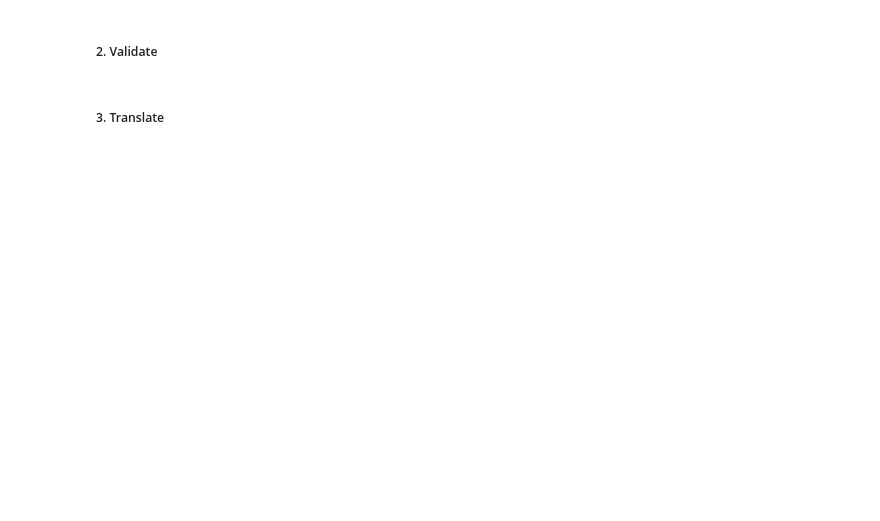
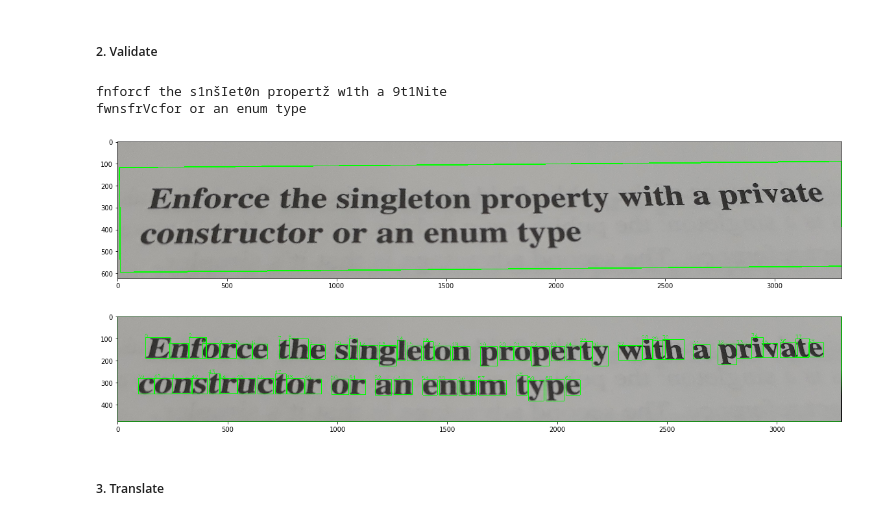
Before and after one commit to vulevule/ocr-translate, a Jupyter notebook: Project.ipynb, the cells around one changed output. Cells and saved outputs as stored; diff of their text form; code cells hidden in the pictures; blank space fills up the shorter version.

```diff
--- a/Project.ipynb
+++ b/Project.ipynb
@@ -50,6 +48,7 @@ def invert(image):
     return 255-image
 
 def display_image(image, color=False, aspect='equal'):
+    plt.figure()
     if color:
         plt.imshow(image, aspect=aspect)
     else:
@@ -92,10 +91,10 @@ def preprocess(img, blur="none", thr="otsu", remove_noise=True):
 #     if invert_image:
 #         img = invert(img)
 
+    img = invert(img)
+
     if remove_noise == True:
-        img = dilate(erode(img))
-
-    img = invert(img)
+        img = erode(dilate(dilate(erode(img))))
 
     return img
 
@@ -244,9 +243,10 @@ def crop_and_warp(original, img):
     box = np.int0(box)
     cv2.drawContours(original,[box],-1,(0,255,0),3)
     rect = order_points(box)
-    cropped = warp_perspective(preprocessed, rect)
+    cropped_bin = warp_perspective(preprocessed, rect)
+    cropped_orig = warp_perspective(original.copy(), rect)
 
-    return cropped
+    return cropped_bin, cropped_orig
 
 def handle_kukice(image_bin, regions_array, sort="smart"):
     regions_temp = []
@@ -513,18 +513,19 @@ def do_magic(ann, file_name, display=True, thr="otsu", blur="none", remove_noise
     image_color = load_image(file_name)
     img = preprocess(image_color.copy(), blur, thr, remove_noise)
 
-    cropped = crop_and_warp(image_color, img)
+    cropped, cropped_color = crop_and_warp(image_color, img)
 
-    selected, letters, contours, distances = select_roi_with_distances(image_color.copy(), cropped)
+    selected, letters, contours, distances = select_roi_with_distances(cropped_color, cropped)
 
     if(len(letters) == 0):
         #img = preprocess(image_color.copy(), blur, thr, remove_noise, invert_image=False)
         img = invert(img)
         cropped = crop_and_warp(image_color, img)
-        selected, letters, contours, distances = select_roi_with_distances(image_color.copy(), cropped)
+        selected, letters, contours, distances = select_roi_with_distances(cropped_color, cropped)
 
     if display:
         display_image(image_color)
+        display_image(selected)
 
     distances = np.array(distances).reshape(len(distances), 1)
     k_means = KMeans(n_clusters=3, max_iter=2000, tol=0.00001, n_init=10)
@@ -565,9 +580,14 @@ Training started...
 # %% [markdown]
 ##### 2. Validate
 # %%
-file_name = "test/test1.jpg"
-text = do_magic(ann, file_name)
+file_name = "test/test3.jpg"
+text = do_magic(ann, file_name, remove_noise=True)
 print(text)
+# %% [output]
+fnforcf the s1nšIet0n propertž w1th a 9t1Nite
+fwnsfrVcfor or an enum type
+[figure, added]
+[figure, added]
 # %% [markdown]
 ##### 3. Translate
 # %%
```
Also changed, not shown: parts of 2 cells of this notebook, 13 other files.
